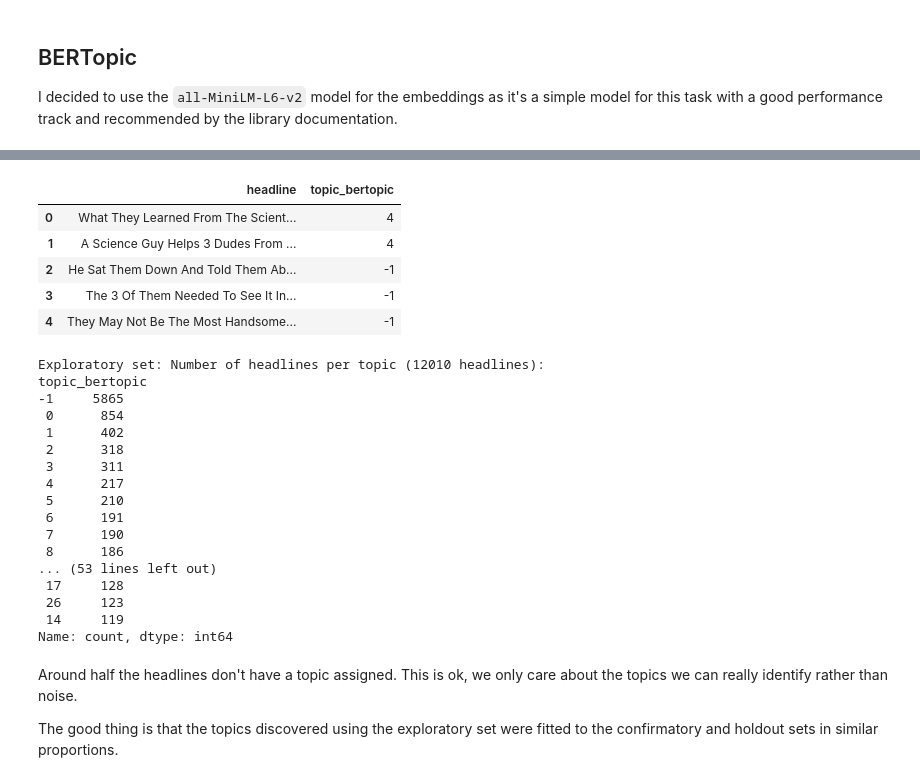
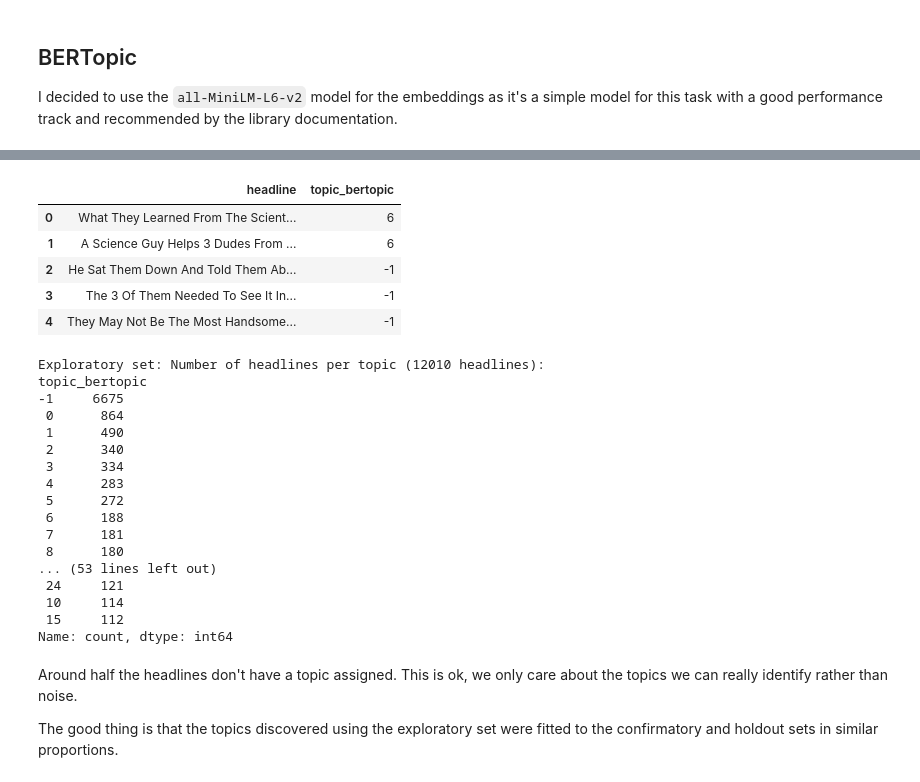
Before and after one commit to dcalabresi-umd/msml641-nlp-project, a Jupyter notebook: 3-topic-modeling.ipynb, the cells around one changed output, grey strips where cells are left out. Saved outputs shown, nothing was run; the diff lists cells and outputs as text; code cells hidden in the pictures.

```diff
--- a/3-topic-modeling.ipynb
+++ b/3-topic-modeling.ipynb
@@ -39,7 +39,7 @@ embedding_model = SentenceTransformer("all-MiniLM-L6-v2")
 topic_model = BERTopic(
     embedding_model=embedding_model,
     n_gram_range=(1, 2),
-    min_topic_size=40,
+    min_topic_size=60,
     top_n_words=20,
     verbose=True,
 )
@@ -77,6 +77,6 @@ exploratory_df[["headline", "topic_bertopic"]].head()
 |  | headline | topic_bertopic |
-| 0 | What They Learned From The Scient... | 4 |
-| 1 | A Science Guy Helps 3 Dudes From ... | 4 |
+| 0 | What They Learned From The Scient... | 6 |
+| 1 | A Science Guy Helps 3 Dudes From ... | 6 |
 | 2 | He Sat Them Down And Told Them Ab... | -1 |
 | 3 | The 3 Of Them Needed To See It In... | -1 |
 | 4 | They May Not Be The Most Handsome... | -1 |
@@ -93,20 +93,20 @@ print(holdout_df["topic_bertopic"].value_counts().head(20))
 # %% [output]
 Exploratory set: Number of headlines per topic (12010 headlines):
 topic_bertopic
--1     5865
- 0      854
- 1      402
- 2      318
- 3      311
- 4      217
- 5      210
- 6      191
- 7      190
- 8      186
+-1     6675
+ 0      864
+ 1      490
+ 2      340
+ 3      334
+ 4      283
+ 5      272
+ 6      188
+ 7      181
+ 8      180
 ... (53 lines left out)
- 17     128
- 26     123
- 14     119
+ 24     121
+ 10     114
+ 15     112
 Name: count, dtype: int64
 # %% [markdown]
 Around half the headlines don't have a topic assigned. This is ok, we only care about the topics we can really identify rather than noise.
```
Also changed, not shown: parts of 4 cells of this notebook, 15 other files.
